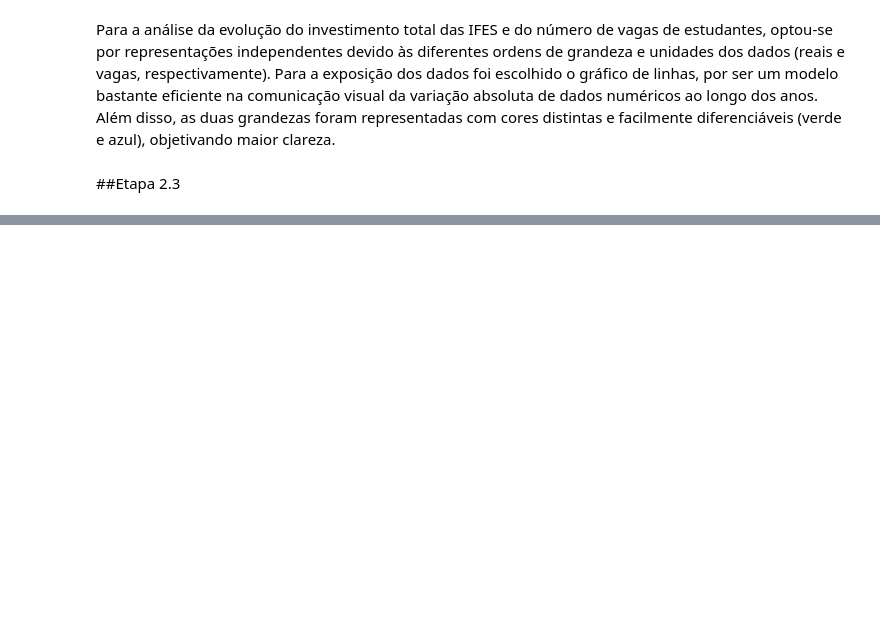
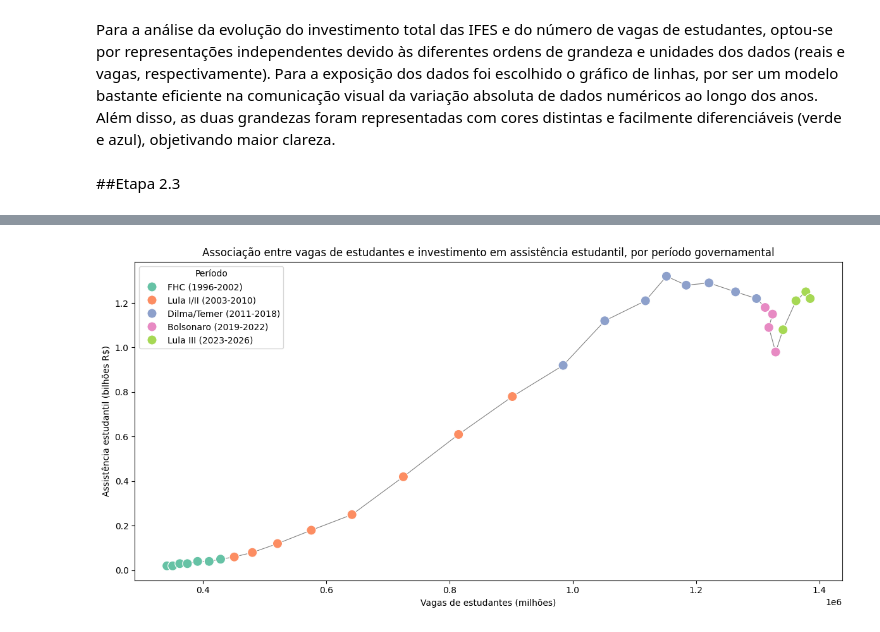
Before and after one commit to Tiago19M/ifes-visualizacao-dados, a Jupyter notebook: visu_dados_ifes.ipynb, the cells around one changed output, grey strips where cells are left out. Cells and saved outputs as stored; diff of their text form; code cells hidden in the pictures; blank space fills up the shorter version.

```diff
--- a/visu_dados_ifes.ipynb
+++ b/visu_dados_ifes.ipynb
@@ -149,0 +255,53 @@ Para apresentar as relações de vaga entre estudante e docente e estudante e TA
+# %%
+
+#Classificando anos por governo (presidente)
+periodos = [
+    df_pandas["ano"] <= 2002,
+    df_pandas["ano"] <= 2010,
+    df_pandas["ano"] <= 2018,
+    df_pandas["ano"] <= 2022,
+    df_pandas["ano"] <= 2026,
+]
+
+correspondencias = [
+    "FHC (1996-2002)",
+    "Lula I/II (2003-2010)",
+    "Dilma/Temer (2011-2018)",
+    "Bolsonaro (2019-2022)",
+    "Lula III (2023-2026)",
+]
+
+df_pandas["governo"] = np.select(
+    periodos,
+    correspondencias,
+    default="Sem correspondência"
+)
+
+
+fig, eixo = plt.subplots(figsize=(12, 6))
+
+#Linha conectando cada ano
+eixo.plot(df_pandas["num_vagas_estudantes"],
+        df_pandas["investimento_assistencia_estudantil_bilhoes_brl"],
+        color="gray", lw=0.8, zorder=0) #lw controla a espessura da linha e zorder define a "camada" em que a linha estará (para não se sobrepor aos outros elementos)
+
+sns.scatterplot(
+    data=df_pandas,
+    x="num_vagas_estudantes",
+    y="investimento_assistencia_estudantil_bilhoes_brl",
+    hue="governo", #Define que as cores devem variar conforme a variável "governo" varia
+    palette="Set2", #Define a paleta de cores usada (escolha arbitrária)
+    s=120, #Métrica do tamanho de cada círculo
+    ax=eixo, #Define que o gráfico deve ser desenhado sobre o eixo que contém a linha de conexão desenhada anteriormente
+)
+
+#Informações visuais do gráfico
+eixo.set_xlabel("Vagas de estudantes (milhões)")
+eixo.set_ylabel("Assistência estudantil (bilhões R$)")
+eixo.set_title("Associação entre vagas de estudantes e investimento em assistência estudantil, por período governamental")
+eixo.legend(title="Período", loc="upper left")
+
+plt.tight_layout()
+plt.show()
+# %% [output]
+[figure, added]
```
Also changed, not shown: parts of 16 cells of this notebook.
